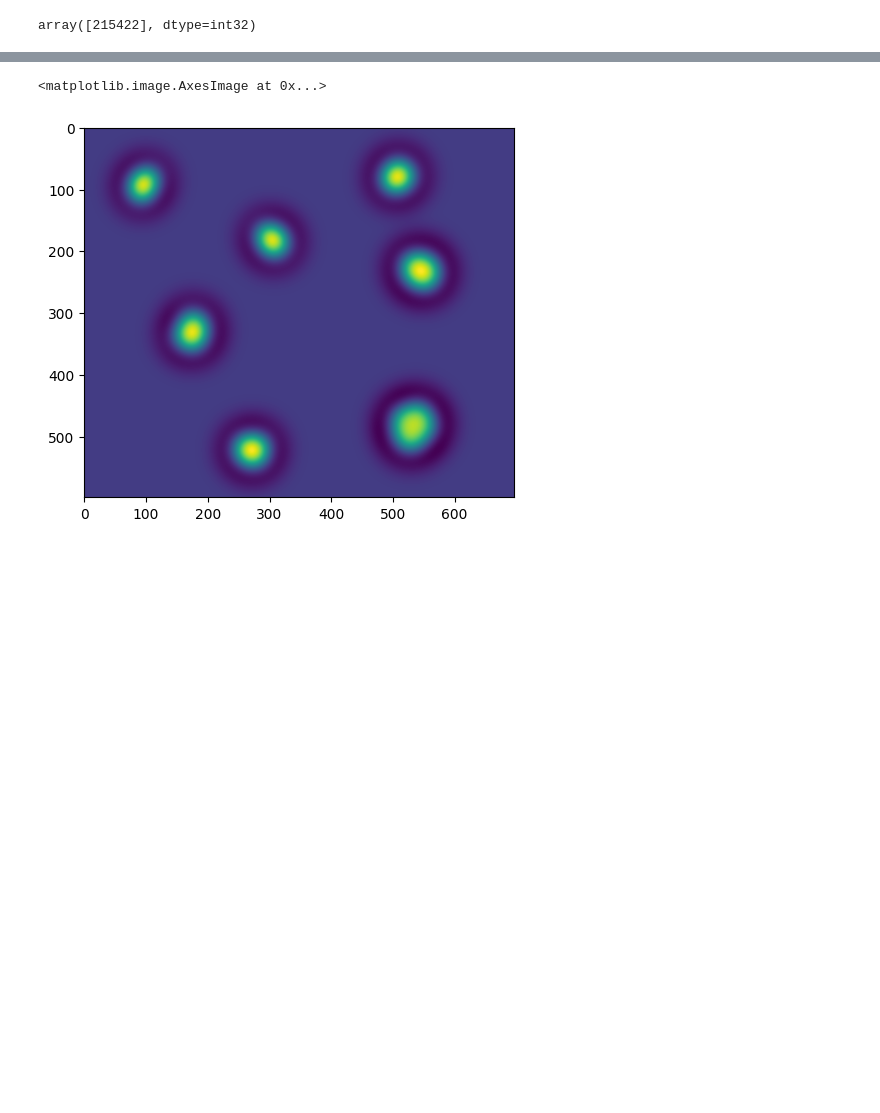
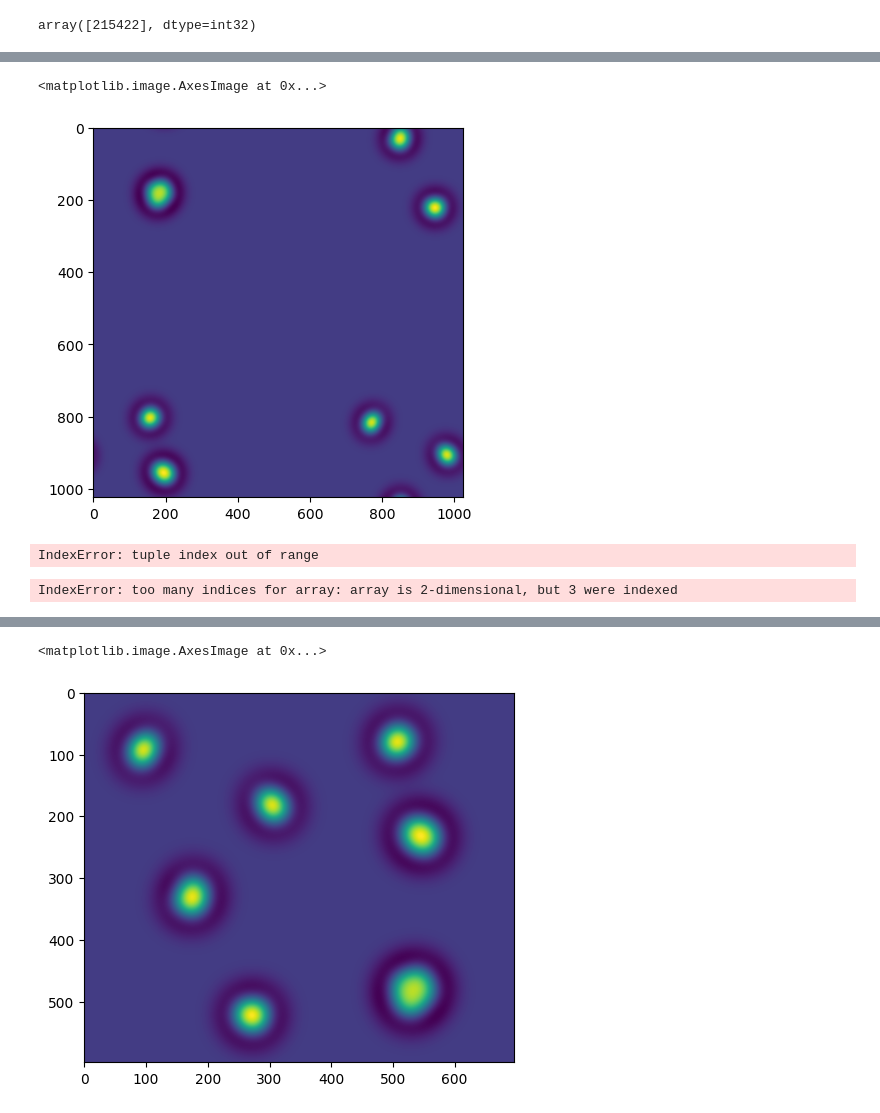
Before and after one commit to amfaber/tracking_optimizations, a Jupyter notebook: gpu-tracking/testing/explore.ipynb, the cells around one changed output, grey strips where cells are left out. Saved outputs shown, nothing was run; the diff lists cells and outputs as text; code cells hidden in the pictures; blank space fills up the shorter version.

```diff
--- a/gpu-tracking/testing/explore.ipynb
+++ b/gpu-tracking/testing/explore.ipynb
@@ -214,0 +445,9 @@ data = np.stack(frames)
+# %%
+plt.imshow(data[9])
+# %% [output]
+<matplotlib.image.AxesImage at 0x...>
+[figure, added]
+# %%
+shifted = -fftshift(data, axes = (1, 2))
+# %% [output]
+IndexError: tuple index out of range
@@ -214,0 +457,5 @@ data = np.stack(frames)
+# %%
+idxfunc = lambda u, v: -data[:, (offset[0] + u).astype(int) % 1024, (offset[1] + v).astype(int) % 1024]
+idk = np.fromfunction(idxfunc, shape)
+# %% [output]
+IndexError: too many indices for array: array is 2-dimensional, but 3 were indexed
```
Also changed, not shown: parts of 43 cells of this notebook, 13 other files.
